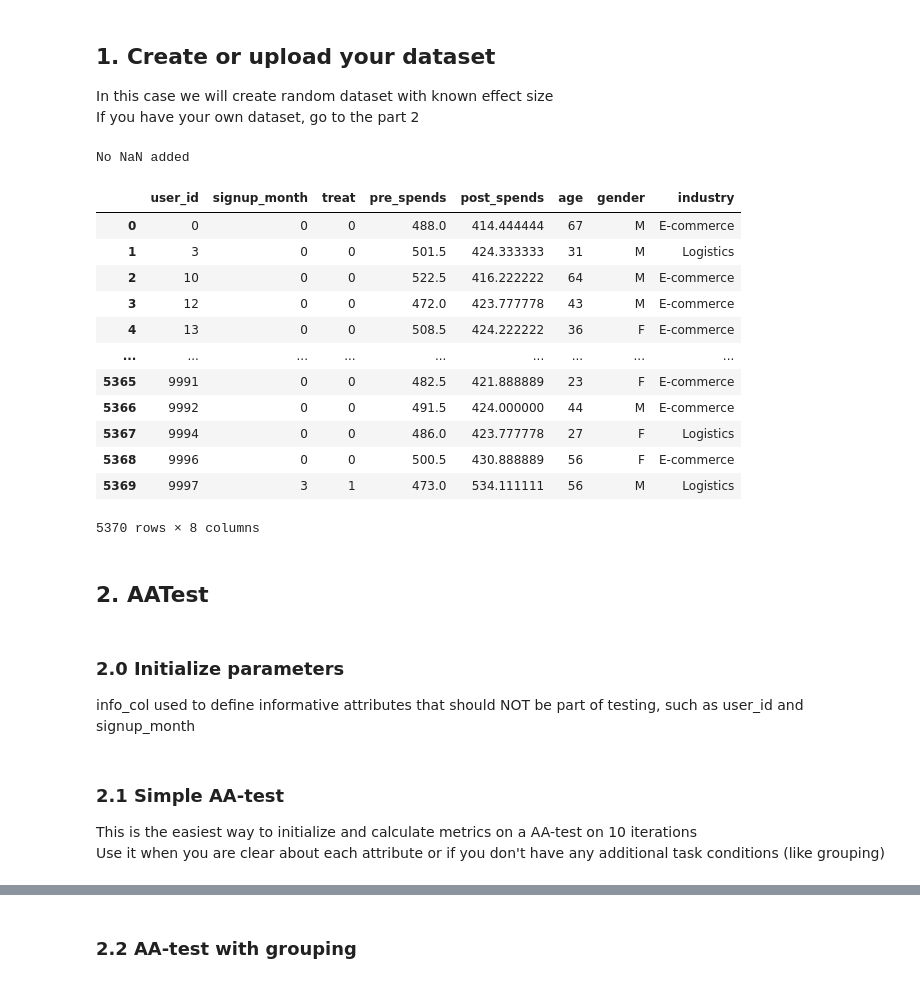
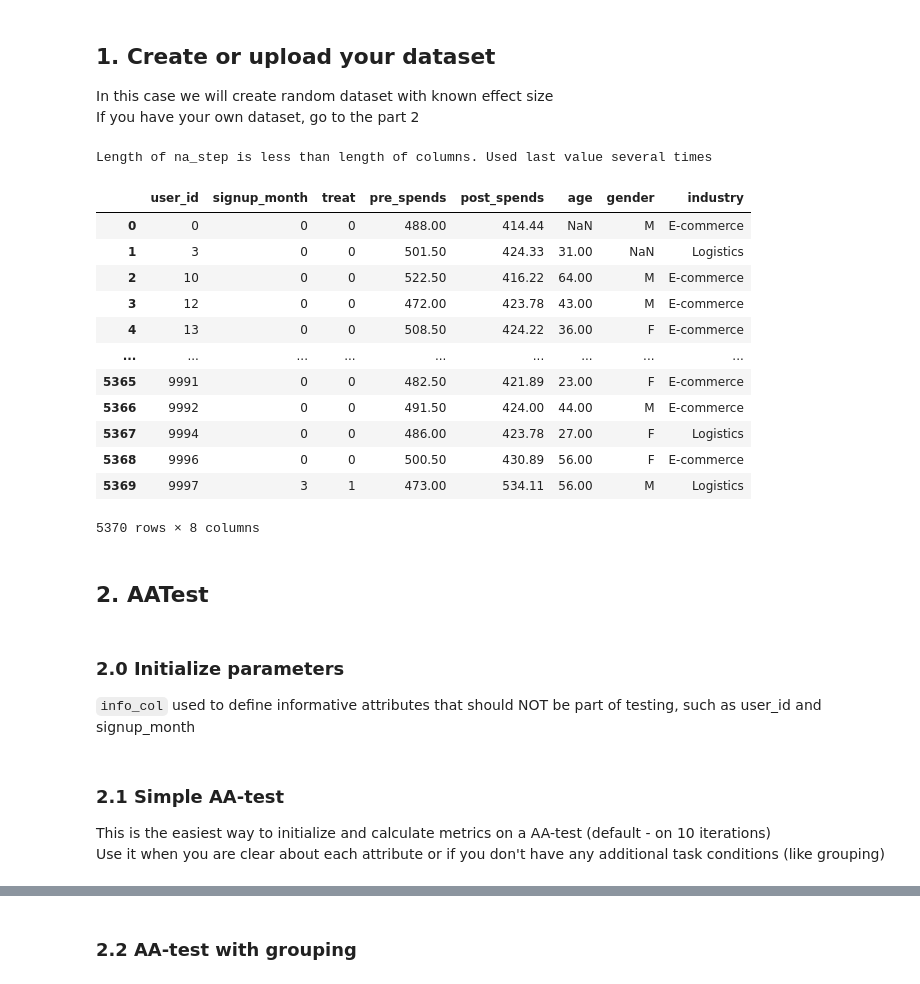
Before and after one commit to sb-ai-lab/LightAutoML, a Jupyter notebook: Tutorial_13_ABtesting.ipynb, the cells around one changed output, grey strips where cells are left out. Saved outputs shown, nothing was run; the diff lists cells and outputs as text; code cells hidden in the pictures.

```diff
--- a/Tutorial_13_ABtesting.ipynb
+++ b/Tutorial_13_ABtesting.ipynb
@@ -18,7 +14,9 @@
 # %%
 import pandas as pd
 import numpy as np
-from lightautoml.addons.hypex.ABTesting.ab_tester import AATest#, ABTest
+from lightautoml.addons.hypex.ABTesting.ab_tester import AATest, ABTest
 from lightautoml.addons.hypex.utils.tutorial_data_creation import create_test_data
 
+pd.options.display.float_format = '{:,.2f}'.format
+
 np.random.seed(52) #needed to create example data
@@ -27,27 +30,27 @@ np.random.seed(52) #needed to create example data
 In this case we will create random dataset with known effect size
 If you have your own dataset, go to the part 2
 # %%
-data = create_test_data(rs=52)
+data = create_test_data(rs=52, na_step=10, nan_cols=['age', 'gender'])
 data
 # %% [output]
-No NaN added
+Length of na_step is less than length of columns. Used last value several times
 |  | user_id | signup_month | treat | pre_spends | post_spends | age | gender | industry |
-| 0 | 0 | 0 | 0 | 488.0 | 414.444444 | 67 | M | E-commerce |
-| 1 | 3 | 0 | 0 | 501.5 | 424.333333 | 31 | M | Logistics |
-| 2 | 10 | 0 | 0 | 522.5 | 416.222222 | 64 | M | E-commerce |
-| 3 | 12 | 0 | 0 | 472.0 | 423.777778 | 43 | M | E-commerce |
-| 4 | 13 | 0 | 0 | 508.5 | 424.222222 | 36 | F | E-commerce |
+| 0 | 0 | 0 | 0 | 488.00 | 414.44 | NaN | M | E-commerce |
+| 1 | 3 | 0 | 0 | 501.50 | 424.33 | 31.00 | NaN | Logistics |
+| 2 | 10 | 0 | 0 | 522.50 | 416.22 | 64.00 | M | E-commerce |
+| 3 | 12 | 0 | 0 | 472.00 | 423.78 | 43.00 | M | E-commerce |
+| 4 | 13 | 0 | 0 | 508.50 | 424.22 | 36.00 | F | E-commerce |
 | ... | ... | ... | ... | ... | ... | ... | ... | ... |
-| 5365 | 9991 | 0 | 0 | 482.5 | 421.888889 | 23 | F | E-commerce |
-| 5366 | 9992 | 0 | 0 | 491.5 | 424.000000 | 44 | M | E-commerce |
-| 5367 | 9994 | 0 | 0 | 486.0 | 423.777778 | 27 | F | Logistics |
-| 5368 | 9996 | 0 | 0 | 500.5 | 430.888889 | 56 | F | E-commerce |
-| 5369 | 9997 | 3 | 1 | 473.0 | 534.111111 | 56 | M | Logistics |
+| 5365 | 9991 | 0 | 0 | 482.50 | 421.89 | 23.00 | F | E-commerce |
+| 5366 | 9992 | 0 | 0 | 491.50 | 424.00 | 44.00 | M | E-commerce |
+| 5367 | 9994 | 0 | 0 | 486.00 | 423.78 | 27.00 | F | Logistics |
+| 5368 | 9996 | 0 | 0 | 500.50 | 430.89 | 56.00 | F | E-commerce |
+| 5369 | 9997 | 3 | 1 | 473.00 | 534.11 | 56.00 | M | Logistics |
 5370 rows × 8 columns
 # %% [markdown]
 ## 2. AATest
 # %% [markdown]
 ### 2.0 Initialize parameters
-info_col used to define informative attributes that should NOT be part of testing, such as user_id and signup_month <br>
+`info_col` used to define informative attributes that should NOT be part of testing, such as user_id and signup_month <br>
 # %%
 info_cols = ['user_id', 'signup_month']
@@ -55,6 +58,6 @@ target = 'post_spends'
 # %% [markdown]
 ### 2.1 Simple AA-test
-This is the easiest way to initialize and calculate metrics on a AA-test on 10 iterations<br>
+This is the easiest way to initialize and calculate metrics on a AA-test (default - on 10 iterations)<br>
 Use it when you are clear about each attribute or if you don't have any additional task conditions (like grouping)
 # %%
 experiment = AATest(data=data, info_cols=info_cols, target_fields=target)
```
Also changed, not shown: parts of 57 cells of this notebook, 3 other files.
